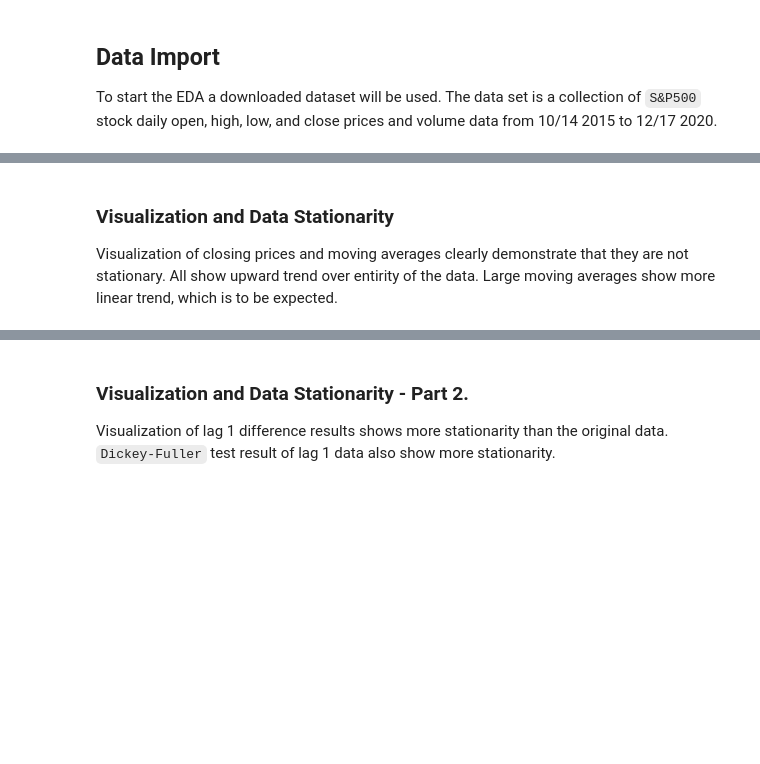
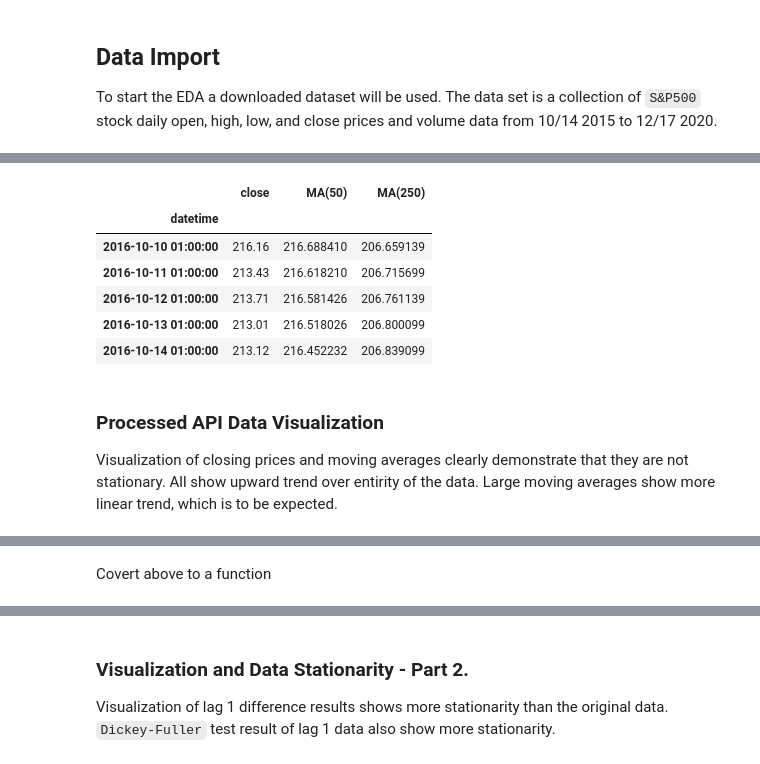
Before and after one commit to yunghanjeong/fitsnbits, a Jupyter notebook: notebooks/spy_stocks_eda.ipynb, the cells around one changed output, grey strips where cells are left out. Saved outputs shown, nothing was run; the diff lists cells and outputs as text; code cells hidden in the pictures; blank space fills up the shorter version.

```diff
--- a/notebooks/spy_stocks_eda.ipynb
+++ b/notebooks/spy_stocks_eda.ipynb
@@ -96,5 +111,25 @@ close_df.dropna(inplace=True)
+# %%
+def moving_averages(input_df, days_list:list, col:str):
+    out_ma_columns = [col] #intial lize output column list with input column
+    for day in days_list:
+        column = f"MA({day})"
+        input_df[column] = input_df.rolling(day).mean()[col] #make rolling/moving averages
+        out_ma_columns.append(column) #build output column list
+
+    return input_df[out_ma_columns].dropna() #output df with no errors
+# %%
+eda_df = moving_averages(data_df, [50, 250], "close")
+eda_df.head()
+# %% [output]
+|  | close | MA(50) | MA(250) |
+| datetime |  |  |  |
+| 2016-10-10 01:00:00 | 216.16 | 216.688410 | 206.659139 |
+| 2016-10-11 01:00:00 | 213.43 | 216.618210 | 206.715699 |
+| 2016-10-12 01:00:00 | 213.71 | 216.581426 | 206.761139 |
+| 2016-10-13 01:00:00 | 213.01 | 216.518026 | 206.800099 |
+| 2016-10-14 01:00:00 | 213.12 | 216.452232 | 206.839099 |
 # %% [markdown]
-### Visualization and Data Stationarity
+### Processed API Data Visualization
 
 Visualization of closing prices and moving averages clearly demonstrate that they are not stationary. All show upward trend over entirity of the data. Large moving averages show more linear trend, which is to be expected.
 # %%
@@ -108,3 +143,5 @@ fig.layout.title.text = "{} Closing and Moving Average Prices".format(symbol)
 fig.show()
 # %% [output]
 [interactive output not drawn]
+# %% [markdown]
+Covert above to a function
```
Also changed, not shown: parts of 33 cells of this notebook, 2 other files.
